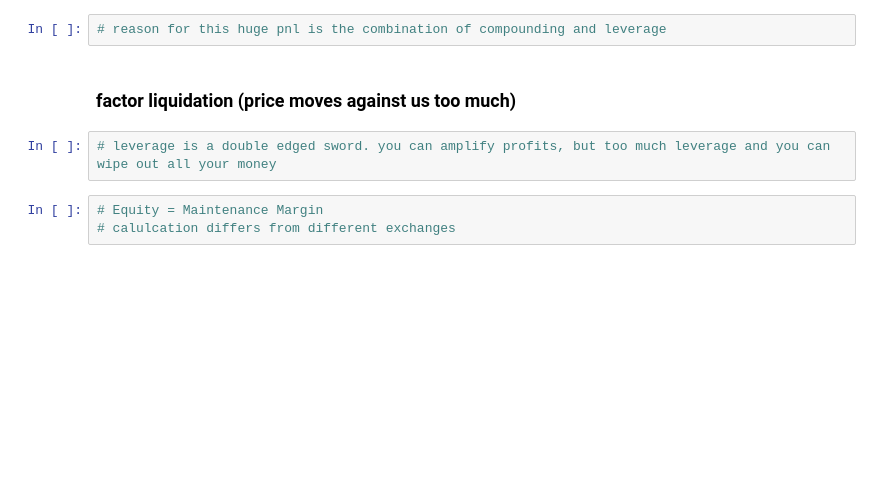
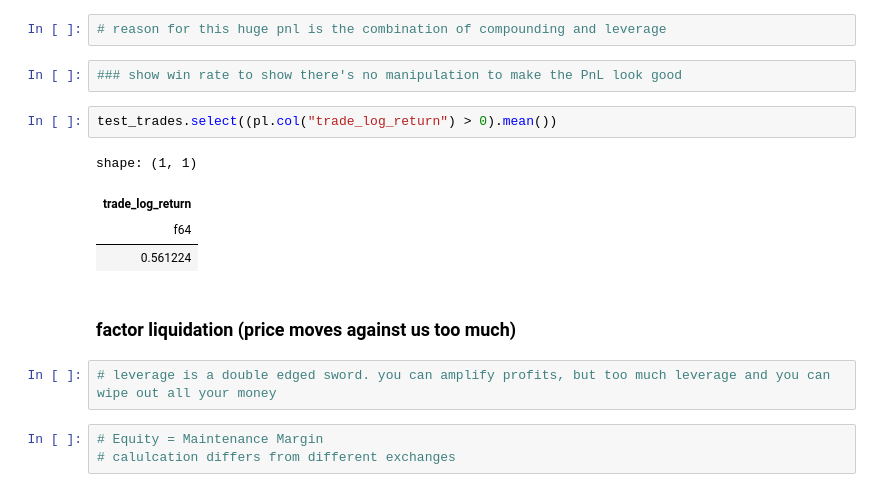
Before and after one commit to memlabs-research/build-a-quant-trading-strategy, a Jupyter notebook: video2.ipynb, the cells around one changed output. Cells and saved outputs as stored; diff of their text form; blank space fills up the shorter version.

```diff
--- a/video2.ipynb
+++ b/video2.ipynb
@@ -756,5 +756,14 @@ test_trades['cum_trade_net_pnl'][-1]/capital
 # %%
 # reason for this huge pnl is the combination of compounding and leverage
+# %%
+### show win rate to show there's no manipulation to make the PnL look good
+# %%
+test_trades.select((pl.col("trade_log_return") > 0).mean())
+# %% [output]
+shape: (1, 1)
+| trade_log_return |
+| f64 |
+| 0.561224 |
 # %% [markdown]
 ### factor liquidation (price moves against us too much)
 # %%
```
Also changed, not shown: parts of 45 cells of this notebook.
